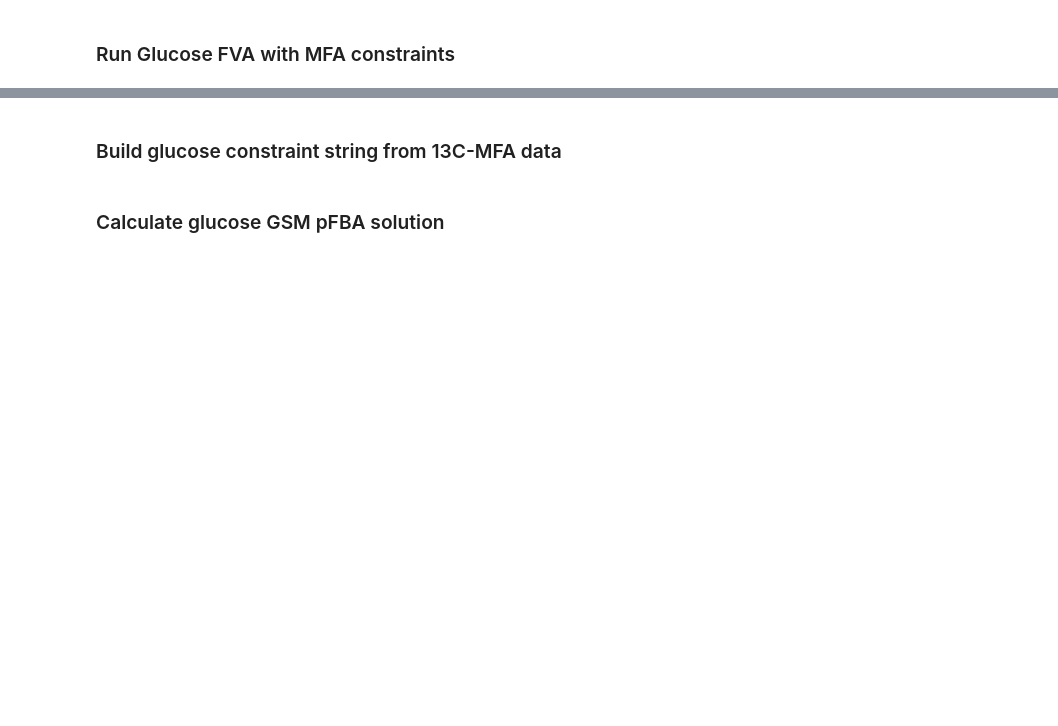
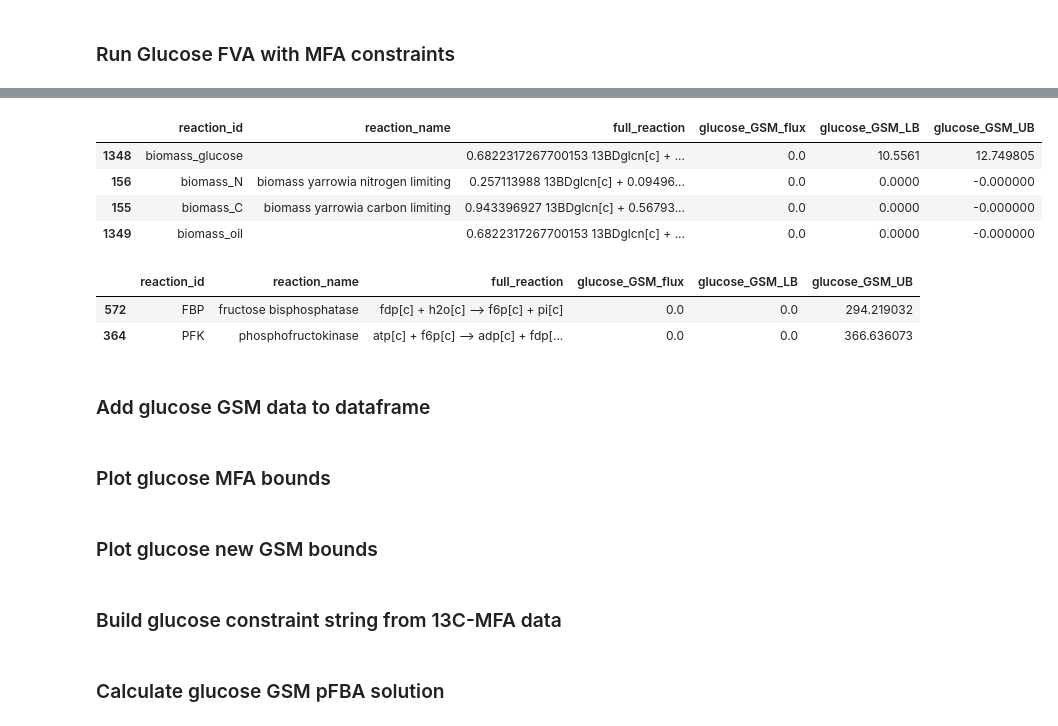
Before and after one commit to garrettroell/yarrrowia_eflux2, a Jupyter notebook: notebooks/C_GSM_bounds_from_MFA.ipynb, the cells around one changed output, grey strips where cells are left out. Saved outputs shown, nothing was run; the diff lists cells and outputs as text; code cells hidden in the pictures; blank space fills up the shorter version.

```diff
--- a/notebooks/C_GSM_bounds_from_MFA.ipynb
+++ b/notebooks/C_GSM_bounds_from_MFA.ipynb
@@ -272 +291,22 @@ The number of active reactions in FVA: 338
 1350 rows × 6 columns
+# %%
+# just look at rows with biomass in the reaction_id
+biomass_rows = glucose_gsm_df[glucose_gsm_df['reaction_id'].str.contains('biomass')]
+biomass_rows
+# %% [output]
+|  | reaction_id | reaction_name | full_reaction | glucose_GSM_flux | glucose_GSM_LB | glucose_GSM_UB |
+| 1348 | biomass_glucose |  | 0.6822317267700153 13BDglcn[c] + ... | 0.0 | 10.5561 | 12.749805 |
+| 156 | biomass_N | biomass yarrowia nitrogen limiting | 0.257113988 13BDglcn[c] + 0.09496... | 0.0 | 0.0000 | -0.000000 |
+| 155 | biomass_C | biomass yarrowia carbon limiting | 0.943396927 13BDglcn[c] + 0.56793... | 0.0 | 0.0000 | -0.000000 |
+| 1349 | biomass_oil |  | 0.6822317267700153 13BDglcn[c] + ... | 0.0 | 0.0000 | -0.000000 |
+# %%
+# look at PFK and FBP reactions
+reaction_df = glucose_gsm_df[glucose_gsm_df['reaction_id'].isin(['PFK', 'FBP'])]
+
+reaction_df
+# %% [output]
+|  | reaction_id | reaction_name | full_reaction | glucose_GSM_flux | glucose_GSM_LB | glucose_GSM_UB |
+| 572 | FBP | fructose bisphosphatase | fdp[c] + h2o[c] --> f6p[c] + pi[c] | 0.0 | 0.0 | 294.219032 |
+| 364 | PFK | phosphofructokinase | atp[c] + f6p[c] --> adp[c] + fdp[... | 0.0 | 0.0 | 366.636073 |
+# %% [markdown]
+### Add glucose GSM data to dataframe
@@ -272,0 +319,2 @@ The number of active reactions in FVA: 338
+# %% [markdown]
+### Plot glucose MFA bounds
@@ -272,0 +328,2 @@ The number of active reactions in FVA: 338
+# %% [markdown]
+### Plot glucose new GSM bounds
```
Also changed, not shown: parts of 12 cells of this notebook, 21 other files.
